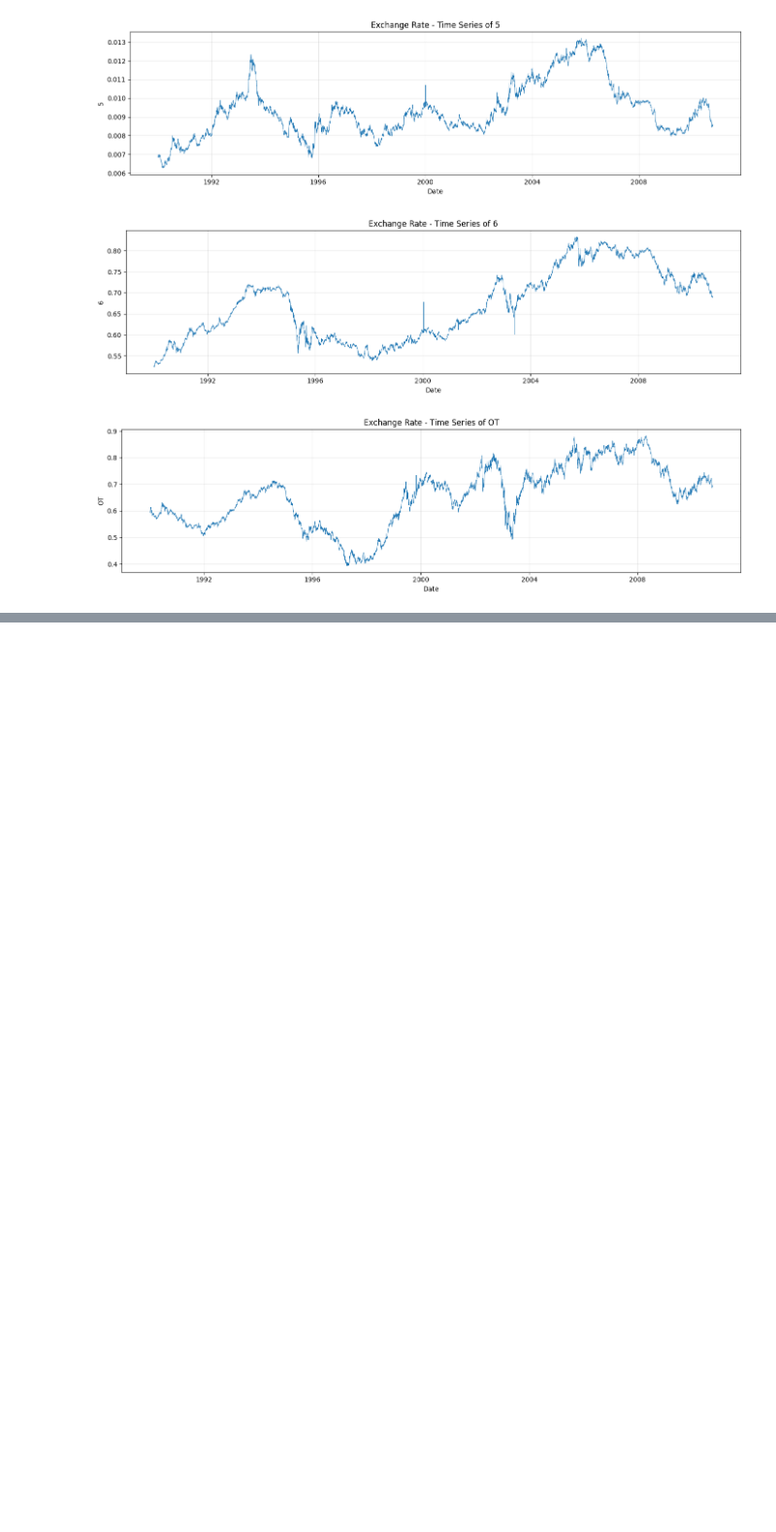
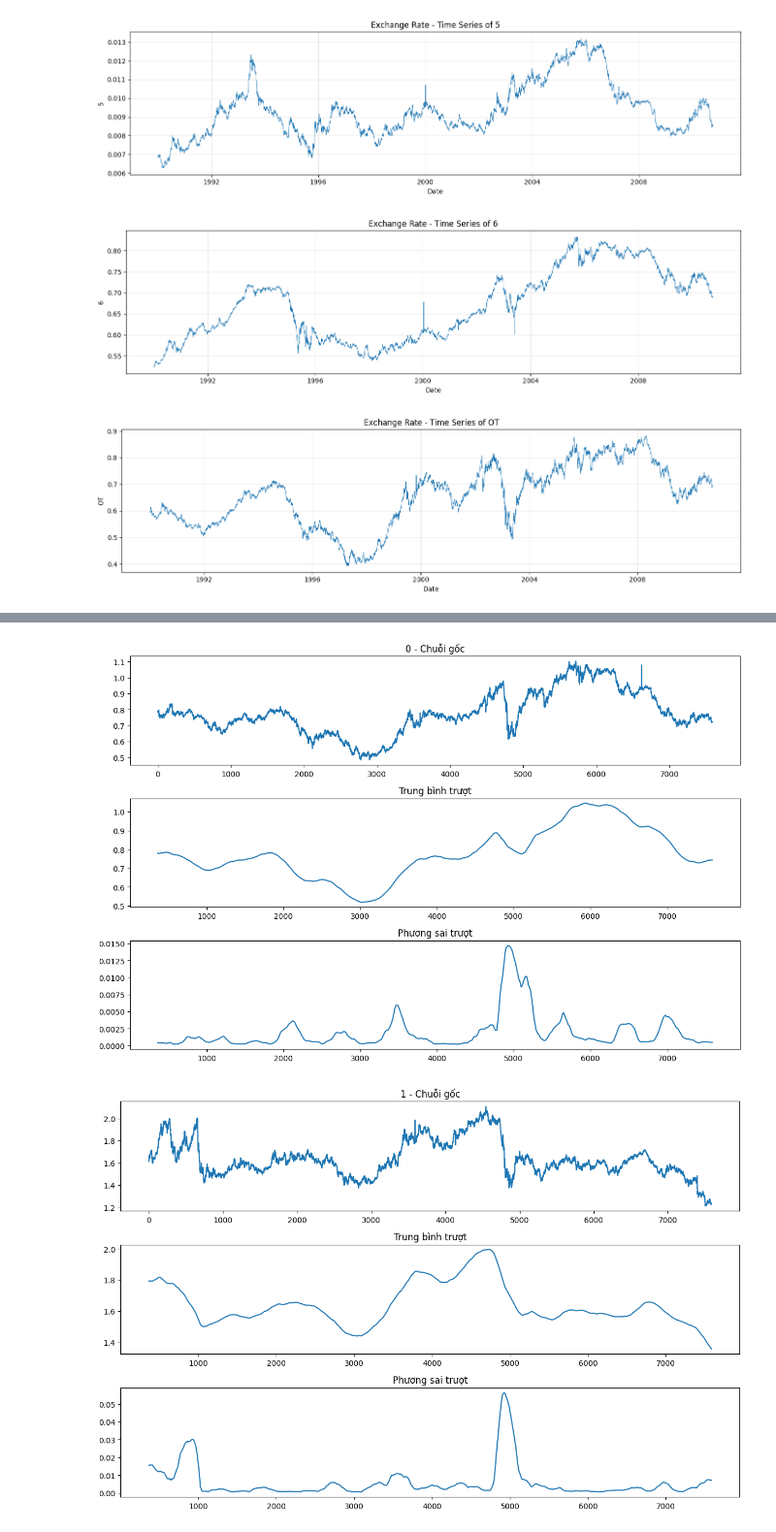
Before and after one commit to domailientb/TVCFORMER, a Jupyter notebook: exchange_rate/explore_data.ipynb, the cells around one changed output, grey strips where cells are left out. Shown at 97% size. Drawn from its saved outputs; the diff is of its cells as text; code cells hidden in the pictures; blank space fills up the shorter version.

```diff
--- a/exchange_rate/explore_data.ipynb
+++ b/exchange_rate/explore_data.ipynb
@@ -268,0 +306,18 @@ Cần kiểm tra data loader và cấu hình chính thức để xác định ta
+# %%
+import pandas as pd
+from statsmodels.tsa.stattools import adfuller
+df = df.drop(columns=["date"], errors="ignore")
+
+for col in df.columns:
+    series = pd.to_numeric(df[col], errors="coerce").dropna()
+    adf_stat, p_value, *_ = adfuller(series)
+
+    if p_value < 0.05:
+        result = "Bac bo H0 - Co bang chung chuoi dung"
+    else:
+        result = "Chua du bang chung bac bo H0"
+
+    print(
+        f"{col}: ADF = {adf_stat:.4f} | "
+        f"p-value = {p_value:.6f} | {result}"
+    )
@@ -268,0 +333,32 @@ Cần kiểm tra data loader và cấu hình chính thức để xác định ta
+# %%
+import pandas as pd
+import matplotlib.pyplot as plt
+
+
+# Điều chỉnh nếu tên cột thời gian của file khác
+df = df.drop(columns=["date"], errors="ignore")
+
+window = 365  # Cửa sổ 365 quan sát
+
+for col in df.columns:
+    series = pd.to_numeric(df[col], errors="coerce").dropna()
+
+    rolling_mean = series.rolling(window).mean()
+    rolling_var = series.rolling(window).var()
+
+    fig, axes = plt.subplots(3, 1, figsize=(12, 8))
+
+    axes[0].plot(series)
+    axes[0].set_title(f"{col} - Chuỗi gốc")
+
+    axes[1].plot(rolling_mean)
+    axes[1].set_title("Trung bình trượt")
+
+    axes[2].plot(rolling_var)
+    axes[2].set_title("Phương sai trượt")
+
+    plt.tight_layout()
+    plt.show()
+# %% [output]
+[figure, added]
+[figure, added]
```
Also changed, not shown: parts of 22 cells of this notebook, 14 other files.
